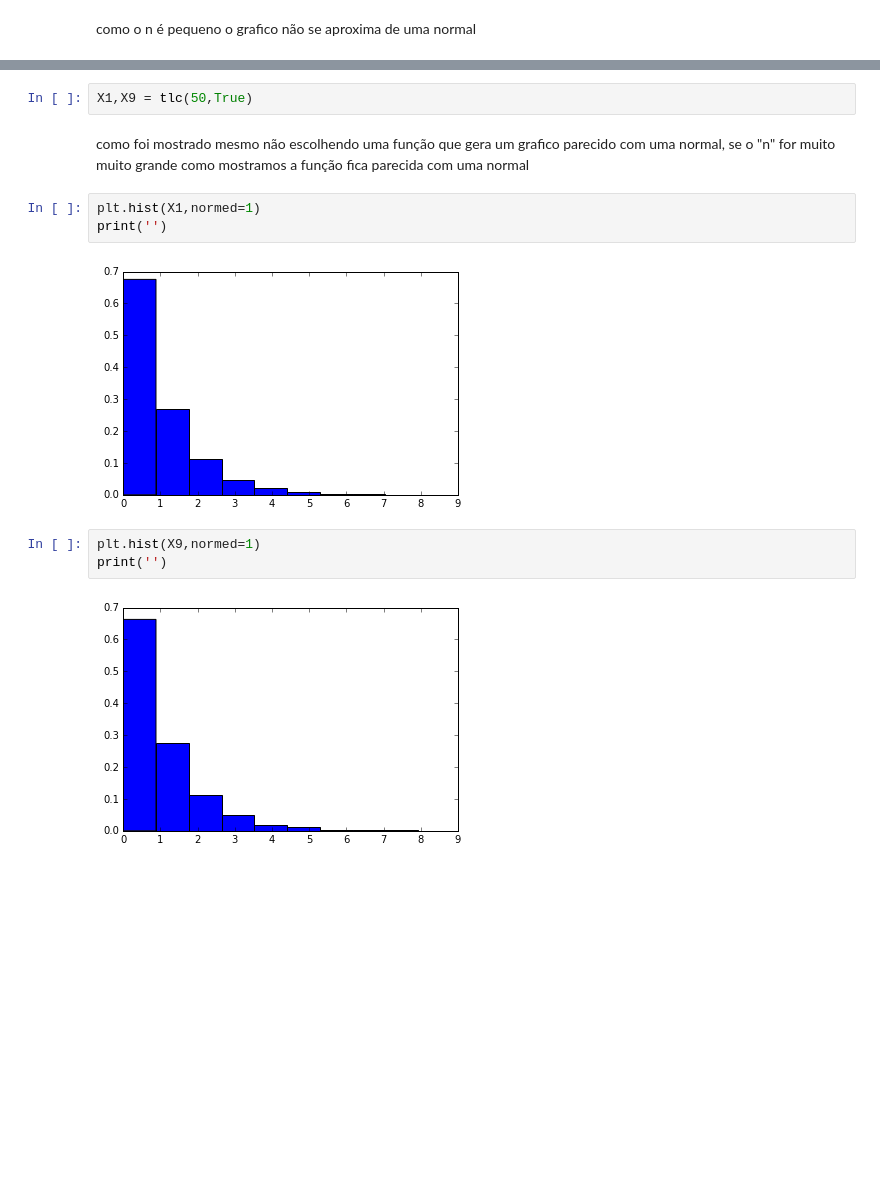
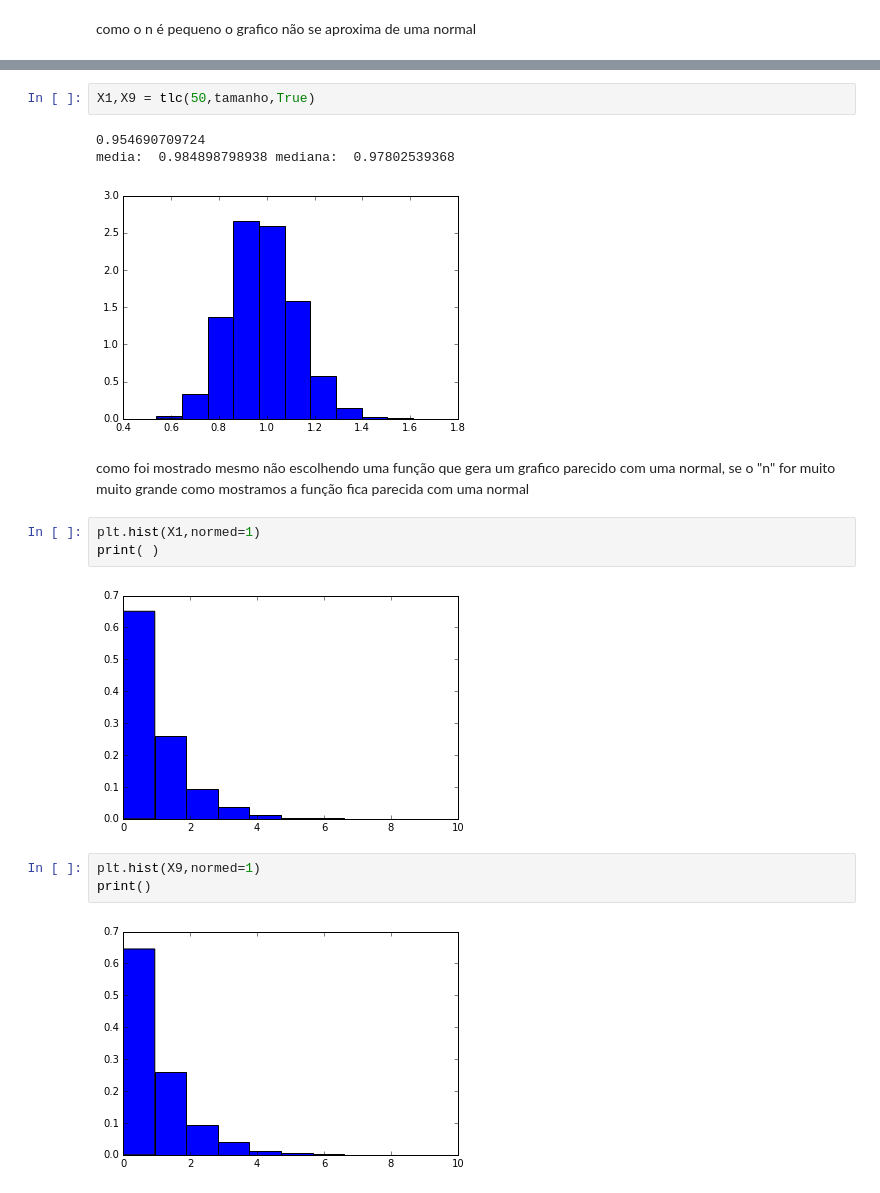
Before and after one commit to Formulos/CD, a Jupyter notebook: Mini projeto 2/Mini projeto 2.ipynb, the cells around one changed output, grey strips where cells are left out. Saved outputs shown, nothing was run; the diff lists cells and outputs as text; blank space fills up the shorter version.

```diff
--- a/Mini projeto 2/Mini projeto 2.ipynb
+++ b/Mini projeto 2/Mini projeto 2.ipynb
@@ -74,16 +77,20 @@ media:  1.00652259524 mediana:  0.990917563357
 # %%
-X1,X9 = tlc(50,True)
+X1,X9 = tlc(50,tamanho,True)
+# %% [output]
+0.954690709724
+media:  0.984898798938 mediana:  0.97802539368
+[figure, added]
 # %% [markdown]
 como foi mostrado mesmo não escolhendo uma função que gera um grafico parecido com uma normal, se o "n" for muito muito grande como mostramos a função fica parecida com uma normal
 # %%
 plt.hist(X1,normed=1)
-print('')
+print( )
 # %% [output]
-[figure, old version]
+[figure, new version]
 # %%
 plt.hist(X9,normed=1)
-print('')
+print()
 # %% [output]
-[figure, old version]
+[figure, new version]
 # %%
 cv = 0
```
Also changed, not shown: parts of 6 cells of this notebook.
